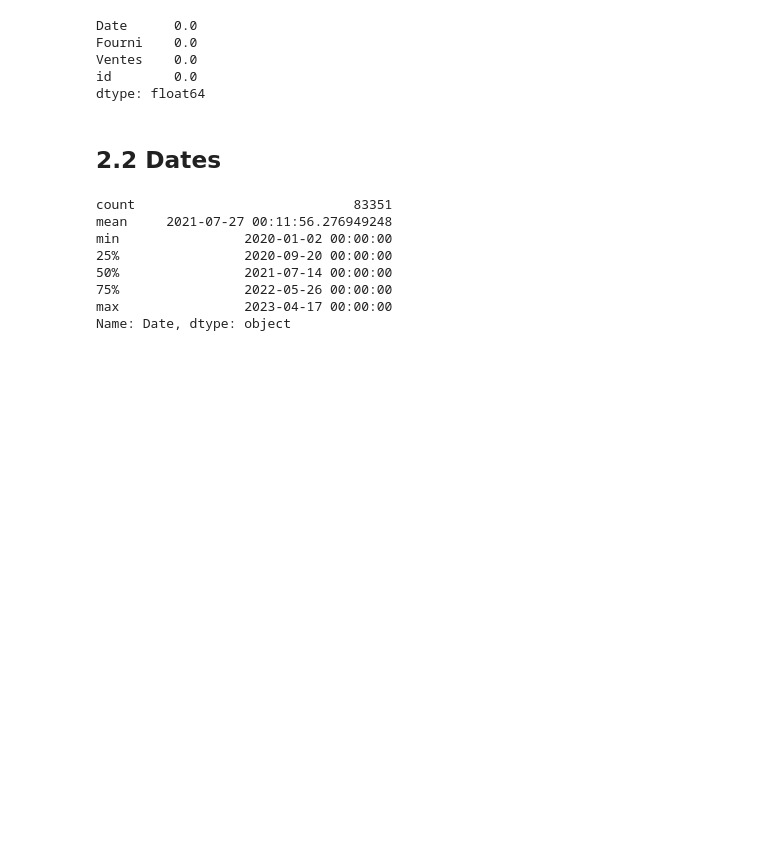
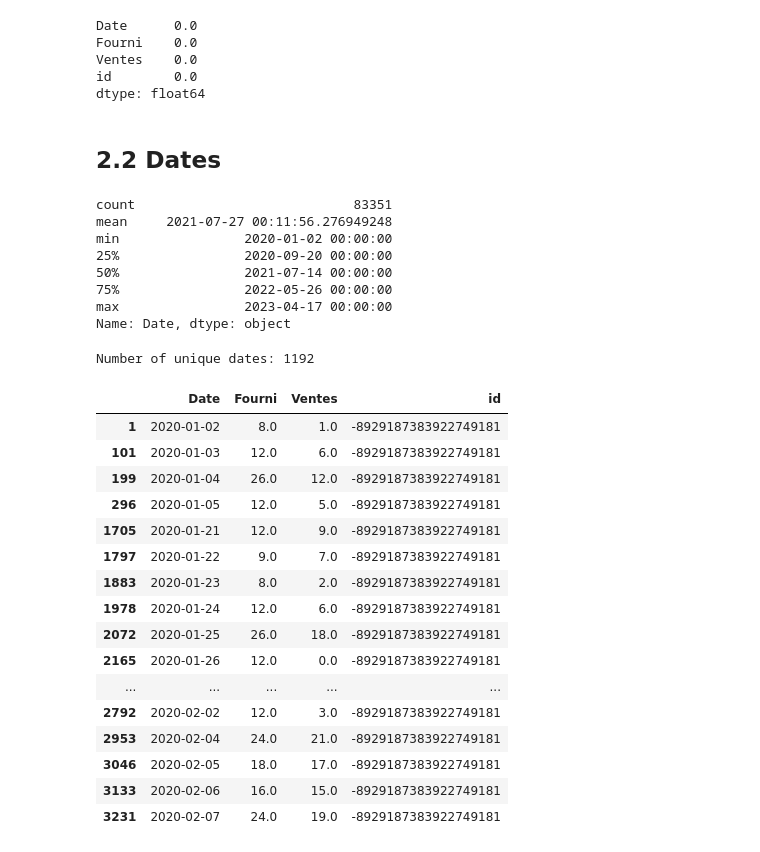
Before and after one commit to BWallyn/demand-forecast, a Jupyter notebook: notebooks/1-data-exploration.ipynb, the cells around one changed output. Drawn from its saved outputs; the diff is of its cells as text; code cells hidden in the pictures; blank space fills up the shorter version.

Commit message:
add dates and ids exploration

```diff
--- a/notebooks/1-data-exploration.ipynb
+++ b/notebooks/1-data-exploration.ipynb
@@ -82,3 +85,27 @@ min                2020-01-02 00:00:00
 75%                2022-05-26 00:00:00
 max                2023-04-17 00:00:00
 Name: Date, dtype: object
+# %%
+print("Number of unique dates:", df["Date"].nunique())
+# %% [output]
+Number of unique dates: 1192
+# %%
+df[df["id"] == -8929187383922749181].head(20)
+# %% [output]
+|  | Date | Fourni | Ventes | id |
+| 1 | 2020-01-02 | 8.0 | 1.0 | -8929187383922749181 |
+| 101 | 2020-01-03 | 12.0 | 6.0 | -8929187383922749181 |
+| 199 | 2020-01-04 | 26.0 | 12.0 | -8929187383922749181 |
+| 296 | 2020-01-05 | 12.0 | 5.0 | -8929187383922749181 |
+| 1705 | 2020-01-21 | 12.0 | 9.0 | -8929187383922749181 |
+| 1797 | 2020-01-22 | 9.0 | 7.0 | -8929187383922749181 |
+| 1883 | 2020-01-23 | 8.0 | 2.0 | -8929187383922749181 |
+| 1978 | 2020-01-24 | 12.0 | 6.0 | -8929187383922749181 |
+| 2072 | 2020-01-25 | 26.0 | 18.0 | -8929187383922749181 |
+| 2165 | 2020-01-26 | 12.0 | 0.0 | -8929187383922749181 |
+| ... | ... | ... | ... | ... |
+| 2792 | 2020-02-02 | 12.0 | 3.0 | -8929187383922749181 |
+| 2953 | 2020-02-04 | 24.0 | 21.0 | -8929187383922749181 |
+| 3046 | 2020-02-05 | 18.0 | 17.0 | -8929187383922749181 |
+| 3133 | 2020-02-06 | 16.0 | 15.0 | -8929187383922749181 |
+| 3231 | 2020-02-07 | 24.0 | 19.0 | -8929187383922749181 |
```
Also changed, not shown: parts of 8 cells of this notebook.
